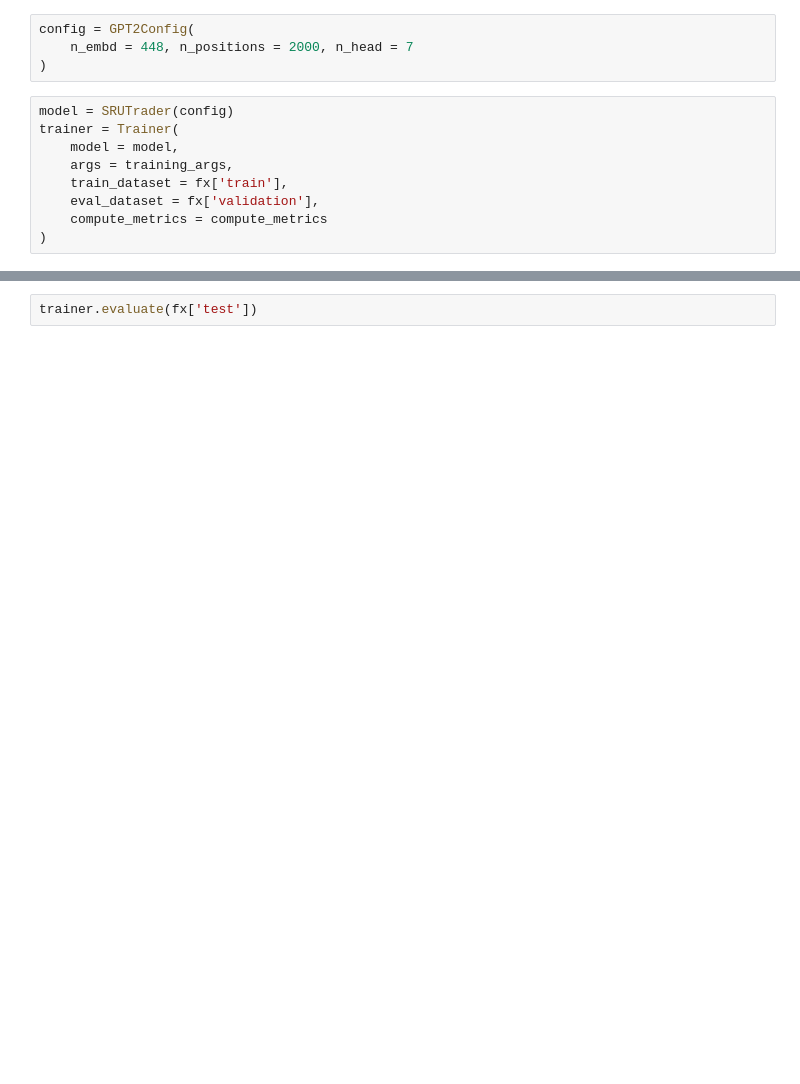
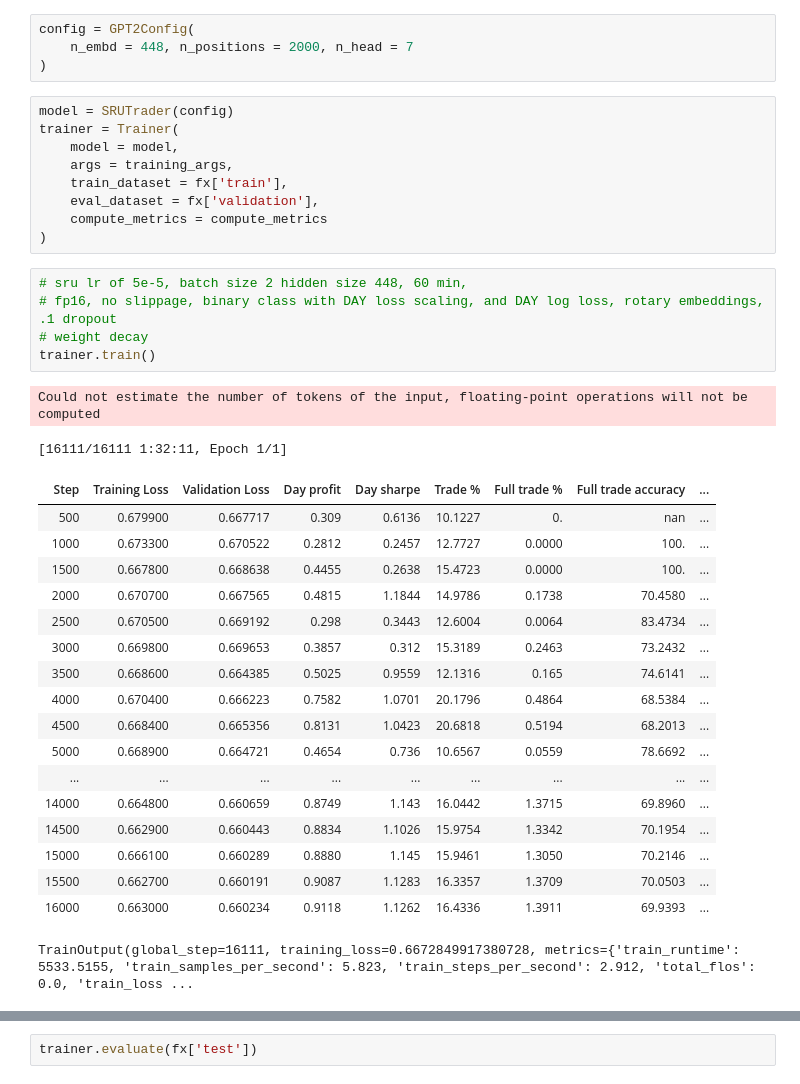
Before and after one commit to mtanghu/Transformer-Trader, a Jupyter notebook: Transformer_Modeling.ipynb, the cells around one changed output, grey strips where cells are left out. Cells and saved outputs as stored; diff of their text form; blank space fills up the shorter version.

```diff
--- a/Transformer_Modeling.ipynb
+++ b/Transformer_Modeling.ipynb
@@ -173,3 +168,29 @@ trainer = Trainer(
     eval_dataset = fx['validation'],
     compute_metrics = compute_metrics
 )
+# %%
+# sru lr of 5e-5, batch size 2 hidden size 448, 60 min,
+# fp16, no slippage, binary class with DAY loss scaling, and DAY log loss, rotary embeddings, .1 dropout
+# weight decay
+trainer.train()
+# %% [output]
+Could not estimate the number of tokens of the input, floating-point operations will not be computed
+[16111/16111 1:32:11, Epoch 1/1]
+| Step | Training Loss | Validation Loss | Day profit | Day sharpe | Trade % | Full trade % | Full trade accuracy | ... |
+| 500 | 0.679900 | 0.667717 | 0.309 | 0.6136 | 10.1227 | 0. | nan | ... |
+| 1000 | 0.673300 | 0.670522 | 0.2812 | 0.2457 | 12.7727 | 0.0000 | 100. | ... |
+| 1500 | 0.667800 | 0.668638 | 0.4455 | 0.2638 | 15.4723 | 0.0000 | 100. | ... |
+| 2000 | 0.670700 | 0.667565 | 0.4815 | 1.1844 | 14.9786 | 0.1738 | 70.4580 | ... |
+| 2500 | 0.670500 | 0.669192 | 0.298 | 0.3443 | 12.6004 | 0.0064 | 83.4734 | ... |
+| 3000 | 0.669800 | 0.669653 | 0.3857 | 0.312 | 15.3189 | 0.2463 | 73.2432 | ... |
+| 3500 | 0.668600 | 0.664385 | 0.5025 | 0.9559 | 12.1316 | 0.165 | 74.6141 | ... |
+| 4000 | 0.670400 | 0.666223 | 0.7582 | 1.0701 | 20.1796 | 0.4864 | 68.5384 | ... |
+| 4500 | 0.668400 | 0.665356 | 0.8131 | 1.0423 | 20.6818 | 0.5194 | 68.2013 | ... |
+| 5000 | 0.668900 | 0.664721 | 0.4654 | 0.736 | 10.6567 | 0.0559 | 78.6692 | ... |
+| ... | ... | ... | ... | ... | ... | ... | ... | ... |
+| 14000 | 0.664800 | 0.660659 | 0.8749 | 1.143 | 16.0442 | 1.3715 | 69.8960 | ... |
+| 14500 | 0.662900 | 0.660443 | 0.8834 | 1.1026 | 15.9754 | 1.3342 | 70.1954 | ... |
+| 15000 | 0.666100 | 0.660289 | 0.8880 | 1.145 | 15.9461 | 1.3050 | 70.2146 | ... |
+| 15500 | 0.662700 | 0.660191 | 0.9087 | 1.1283 | 16.3357 | 1.3709 | 70.0503 | ... |
+| 16000 | 0.663000 | 0.660234 | 0.9118 | 1.1262 | 16.4336 | 1.3911 | 69.9393 | ... |
+TrainOutput(global_step=16111, training_loss=0.6672849917380728, metrics={'train_runtime': 5533.5155, 'train_samples_per_second': 5.823, 'train_steps_per_second': 2.912, 'total_flos': 0.0, 'train_loss ...
```
Also changed, not shown: parts of 24 cells of this notebook.
